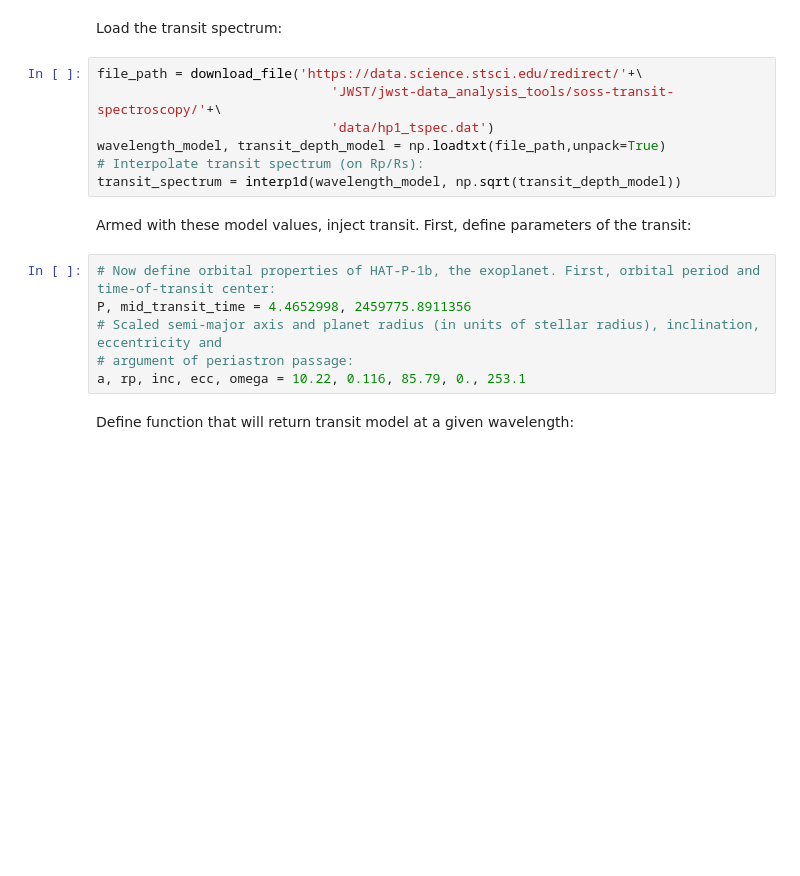
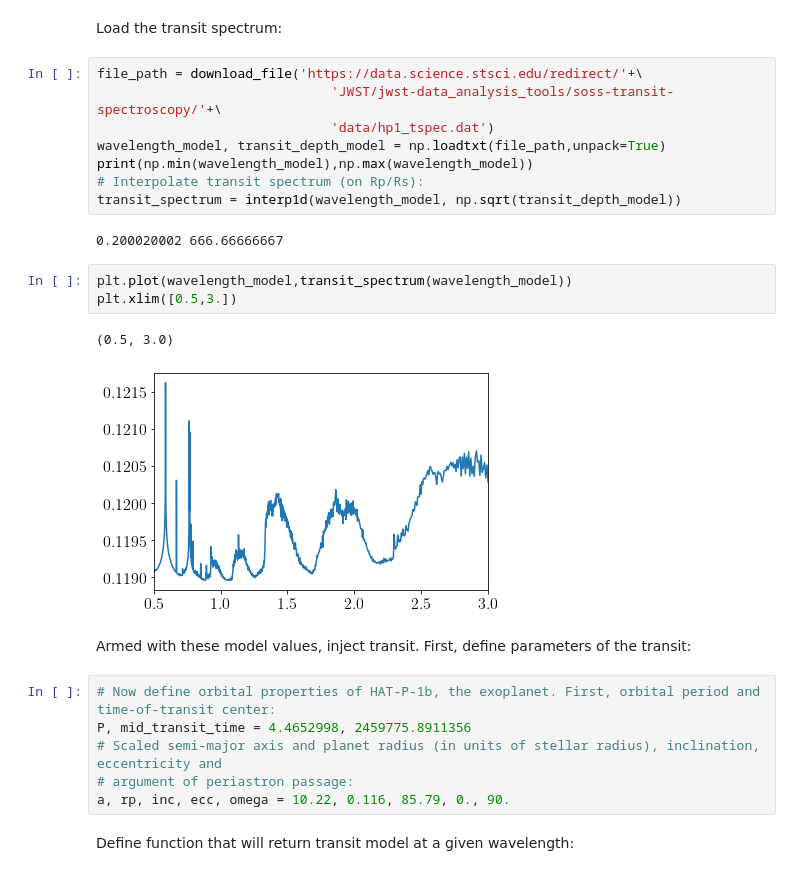
Before and after one commit to nespinoza/dat_pyinthesky, a Jupyter notebook: jdat_notebooks/soss-transit-spectroscopy/HAT-P-1b-PART2-calibration.ipynb, the cells around one changed output. Saved outputs shown, nothing was run; the diff lists cells and outputs as text; blank space fills up the shorter version.

Commit message:
Code works up to PART2, generates transit at pixel-level.

```diff
--- a/jdat_notebooks/soss-transit-spectroscopy/HAT-P-1b-PART2-calibration.ipynb
+++ b/jdat_notebooks/soss-transit-spectroscopy/HAT-P-1b-PART2-calibration.ipynb
@@ -407,8 +479,17 @@ file_path = download_file('https://data.science.stsci.edu/redirect/'+\
                               'JWST/jwst-data_analysis_tools/soss-transit-spectroscopy/'+\
                               'data/hp1_tspec.dat')
 wavelength_model, transit_depth_model = np.loadtxt(file_path,unpack=True)
+print(np.min(wavelength_model),np.max(wavelength_model))
 # Interpolate transit spectrum (on Rp/Rs):
 transit_spectrum = interp1d(wavelength_model, np.sqrt(transit_depth_model))
+# %% [output]
+0.200020002 666.66666667
+# %%
+plt.plot(wavelength_model,transit_spectrum(wavelength_model))
+plt.xlim([0.5,3.])
+# %% [output]
+(0.5, 3.0)
+[figure, added]
 # %% [markdown]
 Armed with these model values, inject transit. First, define parameters of the transit:
 # %%
@@ -416,7 +497,7 @@ Armed with these model values, inject transit. First, define parameters of the t
 P, mid_transit_time = 4.4652998, 2459775.8911356
 # Scaled semi-major axis and planet radius (in units of stellar radius), inclination, eccentricity and
 # argument of periastron passage:
-a, rp, inc, ecc, omega = 10.22, 0.116, 85.79, 0., 253.1
+a, rp, inc, ecc, omega = 10.22, 0.116, 85.79, 0., 90.
 # %% [markdown]
 Define function that will return transit model at a given wavelength:
 # %%
```
Also changed, not shown: parts of 27 cells of this notebook.
